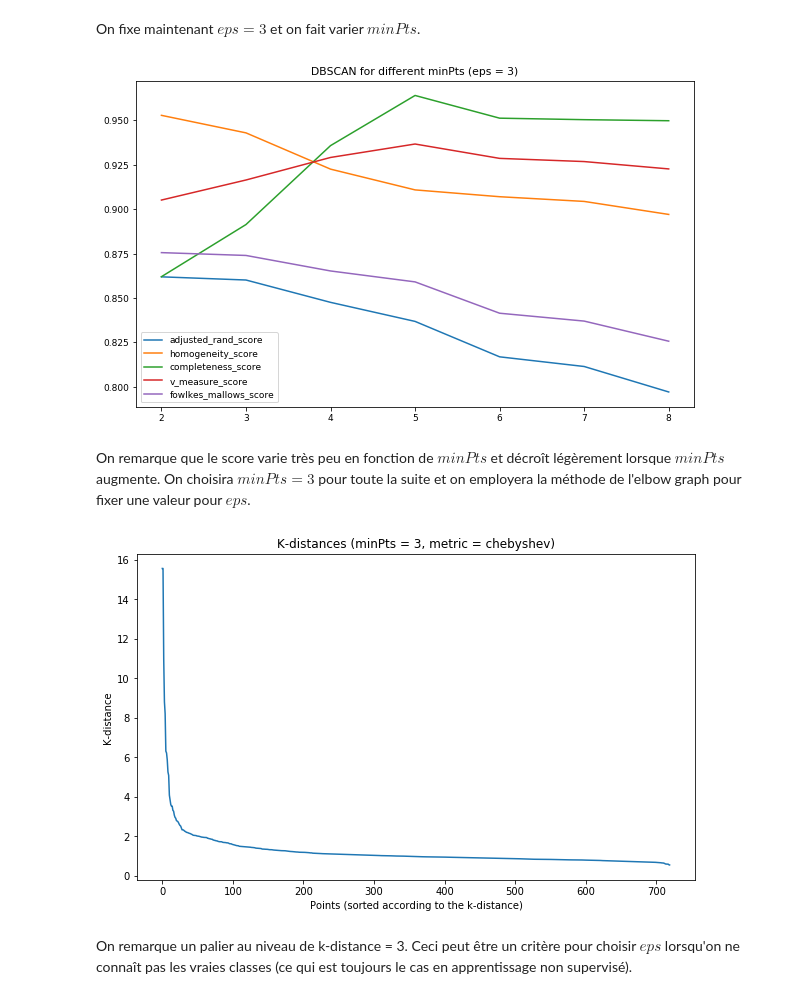
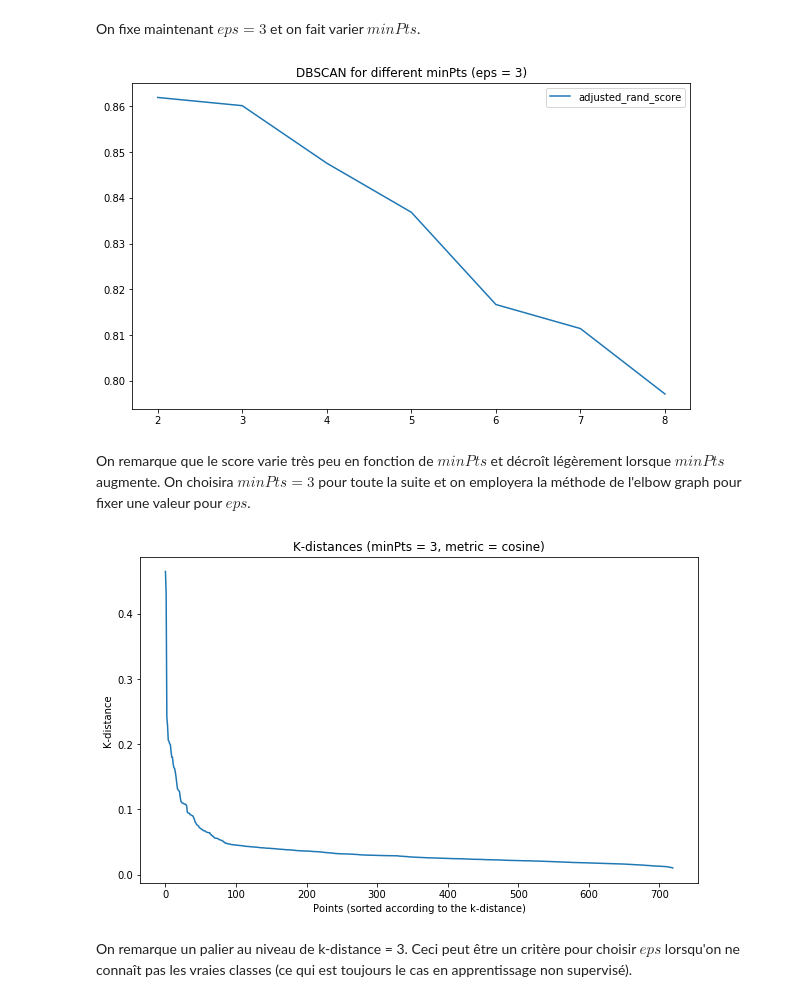
Before and after one commit to FirasAzzouz/Projet-S8, a Jupyter notebook: Clustering_et_résultats_2.ipynb, the cells around one changed output. Drawn from its saved outputs; the diff is of its cells as text; code cells hidden in the pictures.

```diff
--- a/Clustering_et_résultats_2.ipynb
+++ b/Clustering_et_résultats_2.ipynb
@@ -271,26 +272,14 @@ minPts_=4
 metric_="euclidean"
 
 adjusted_rand_score=[]
-homogeneity_score=[]
-completeness_score=[]
-v_measure_score=[]
-fowlkes_mallows_score=[]
 
 for eps_ in eps_array:
     classes=dbscan_clustering_sklearn(X,eps_,minPts_,metric_)
     adjusted_rand_score.append(metrics.adjusted_rand_score(classes_true,classes))
-    homogeneity_score.append(metrics.homogeneity_score(classes_true,classes))
-    completeness_score.append(metrics.completeness_score(classes_true,classes))
-    v_measure_score.append(metrics.v_measure_score(classes_true,classes))
-    fowlkes_mallows_score.append(metrics.fowlkes_mallows_score(classes_true,classes))
 
 # ************DBSCAN (various eps)******************
 plt.figure(figsize=(10,6))
 plt.plot(eps_array, adjusted_rand_score,label="adjusted_rand_score")
-plt.plot(eps_array, homogeneity_score, label="homogeneity_score")
-plt.plot(eps_array, completeness_score, label="completeness_score")
-plt.plot(eps_array, v_measure_score, label="v_measure_score")
-plt.plot(eps_array, fowlkes_mallows_score, label="fowlkes_mallows_score")
 plt.title("DBSCAN for different eps (minPts = 4)")
 plt.legend()
 plt.show()
@@ -303,40 +292,28 @@ On fixe maintenant $eps = 3$ et on fait varier $minPts$.
 # %%
 from DBSCAN_Clustering import dbscan_clustering_sklearn
 
 X=np.load("feature_matrix_1.npy")
 classes_true=X[:,-1]
 X=X[:,:-1]
 # ********************Clustering************************
 eps_=3
 minPts_array=np.linspace(2,8,7)
 metric_="euclidean"
 
 adjusted_rand_score=[]
-homogeneity_score=[]
-completeness_score=[]
-v_measure_score=[]
-fowlkes_mallows_score=[]
 
 for minPts_ in minPts_array:
     classes=dbscan_clustering_sklearn(X,eps_,minPts_,metric_)
     adjusted_rand_score.append(metrics.adjusted_rand_score(classes_true,classes))
-    homogeneity_score.append(metrics.homogeneity_score(classes_true,classes))
-    completeness_score.append(metrics.completeness_score(classes_true,classes))
-    v_measure_score.append(metrics.v_measure_score(classes_true,classes))
-    fowlkes_mallows_score.append(metrics.fowlkes_mallows_score(classes_true,classes))
 
 # ************DBSCAN (various minPts)******************
 plt.figure(figsize=(10,6))
 plt.plot(minPts_array, adjusted_rand_score,label="adjusted_rand_score")
-plt.plot(minPts_array, homogeneity_score, label="homogeneity_score")
-plt.plot(minPts_array, completeness_score, label="completeness_score")
-plt.plot(minPts_array, v_measure_score, label="v_measure_score")
-plt.plot(minPts_array, fowlkes_mallows_score, label="fowlkes_mallows_score")
 plt.title("DBSCAN for different minPts (eps = 3)")
 plt.legend()
 plt.show()
 # %% [output]
-[figure, old version]
+[figure, new version]
 # %% [markdown]
 On remarque que le score varie très peu en fonction de $minPts$ et décroît légèrement lorsque $minPts$ augmente. On choisira $minPts=3$ pour toute la suite et on employera la méthode de l'elbow graph pour fixer une valeur pour $eps$.
 # %%
@@ -344,7 +321,7 @@ from K_distance_computation import K_distance
 
 X = np.load("feature_matrix_1.npy")
 minPts_ = 3
-metric_ = "chebyshev"
+metric_ = "cosine"
 # ["euclidean","manhattan","chebyshev","cosine","correlation","braycurtis","canberra"]
 Knd = K_distance(X, minPts_, metric_)
 
@@ -355,7 +332,7 @@ plt.xlabel("Points (sorted according to the k-distance)")
 plt.ylabel("K-distance")
 plt.show()
 # %% [output]
-[figure, old version]
+[figure, new version]
 # %% [markdown]
 On remarque un palier au niveau de k-distance = 3. Ceci peut être un critère pour choisir $eps$ lorsqu'on ne connaît pas les vraies classes (ce qui est toujours le cas en apprentissage non supervisé).
 # %% [markdown]
```
Also changed, not shown: parts of 8 cells of this notebook, 1 other file.
